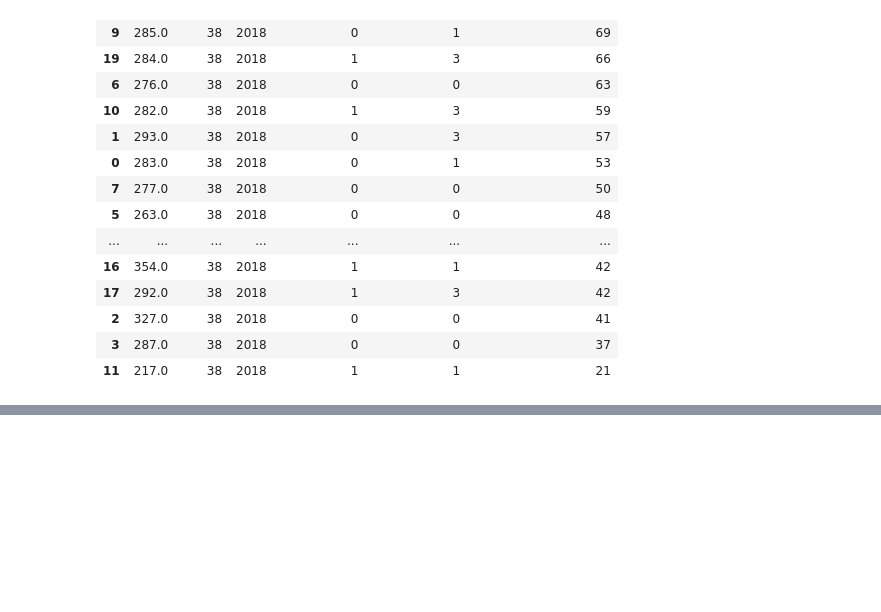
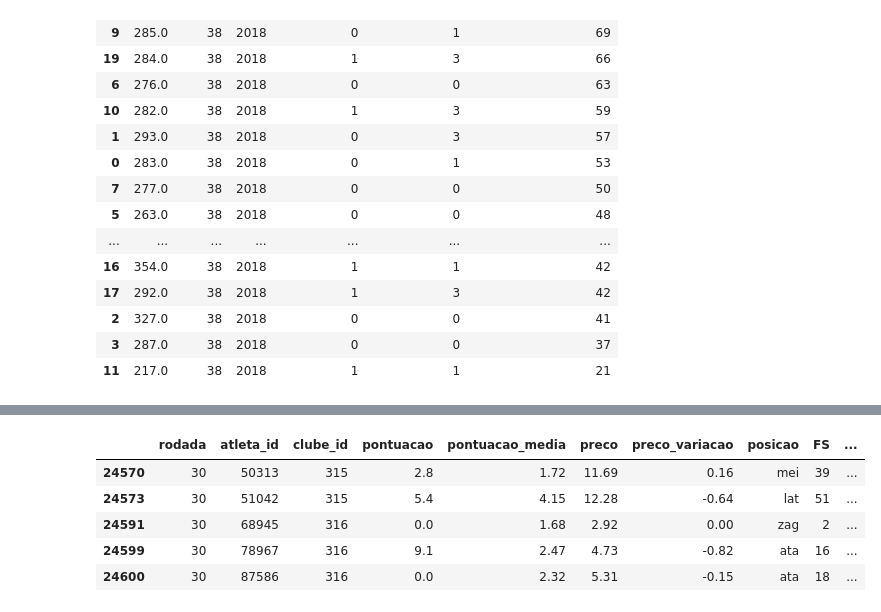
Before and after one commit to WagnerFLL/Cartola, a Jupyter notebook: notebook/EDA.ipynb, the cells around one changed output, grey strips where cells are left out. Drawn from its saved outputs; the diff is of its cells as text; code cells hidden in the pictures; blank space fills up the shorter version.

```diff
--- a/notebook/EDA.ipynb
+++ b/notebook/EDA.ipynb
@@ -187,12 +189,15 @@ def get_opposing_team(row):
     club = row['clube_id']
 
     data = matchs[year]
-    data = data[(data['round'] == round)]
+    data = data[(data['round'] == round + 1)]
 
-    data = data[(data['home_team'] == club) | (data['away_team'] == club)].values
+    data = data[(data['home_team'] == club) | (data['away_team'] == club)]
 
     if data.shape[0] == 1:
-        return data[0][5] if club == data[0][3] else data[0][3]
+        return data.iloc[0]['away_team'] \
+              if club == data.iloc[0]['home_team'] \
+              else data.iloc[0]['home_team']
+
     return np.NaN
 # %%
 scouts['oponente'] = scouts.progress_apply(lambda row: get_opposing_team(row), axis=1)
@@ -314,2 +319,21 @@ tr.tail(20).sort_values('championship_score', ascending=False)
     * Pegar a média de cada scout
     * Pegar a média das coisas do adversário
+# %%
+players = total.sort_values('rodada').groupby(by=['ano', 'atleta_id'])
+# %%
+def get_mean(year, player, col, round):
+    data = players.get_group((year, player))
+
+    rounds_played = data[(data['rodada'] <= round) &
+                         (data['participou'])].shape[0]
+
+    mean = data[(data['rodada'] == round)][col] / rounds_played
+
+    return float(mean)
+# %%
+columns = ['FS', 'PE', 'A', 'FT', 'FD', 'FF','G', 'I', 'PP',
+           'RB', 'FC', 'GC', 'CA', 'CV', 'SG', 'DD', 'DP', 'GS']
+
+for col in tqdm(columns, desc='Total: '):
+    tqdm.pandas()
+    scouts['m' + col] = scouts.progress_apply(lambda row: get_mean(row['ano'],row['atleta_id'],col,row['rodada']),axis=1)
@@ -315,0 +354,9 @@ tr.tail(20).sort_values('championship_score', ascending=False)
+# %%
+scouts[15000:].head()
+# %% [output]
+|  | rodada | atleta_id | clube_id | pontuacao | pontuacao_media | preco | preco_variacao | posicao | FS | ... |
+| 24570 | 30 | 50313 | 315 | 2.8 | 1.72 | 11.69 | 0.16 | mei | 39 | ... |
+| 24573 | 30 | 51042 | 315 | 5.4 | 4.15 | 12.28 | -0.64 | lat | 51 | ... |
+| 24591 | 30 | 68945 | 316 | 0.0 | 1.68 | 2.92 | 0.00 | zag | 2 | ... |
+| 24599 | 30 | 78967 | 316 | 9.1 | 2.47 | 4.73 | -0.82 | ata | 16 | ... |
+| 24600 | 30 | 87586 | 316 | 0.0 | 2.32 | 5.31 | -0.15 | ata | 18 | ... |
```
Also changed, not shown: parts of 5 cells of this notebook.
